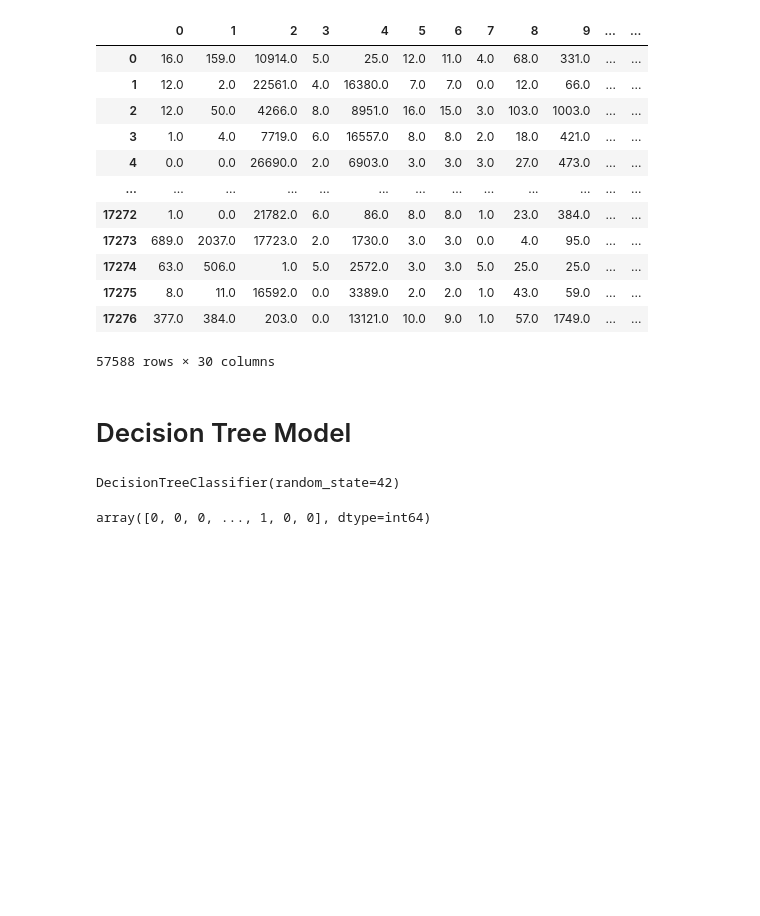
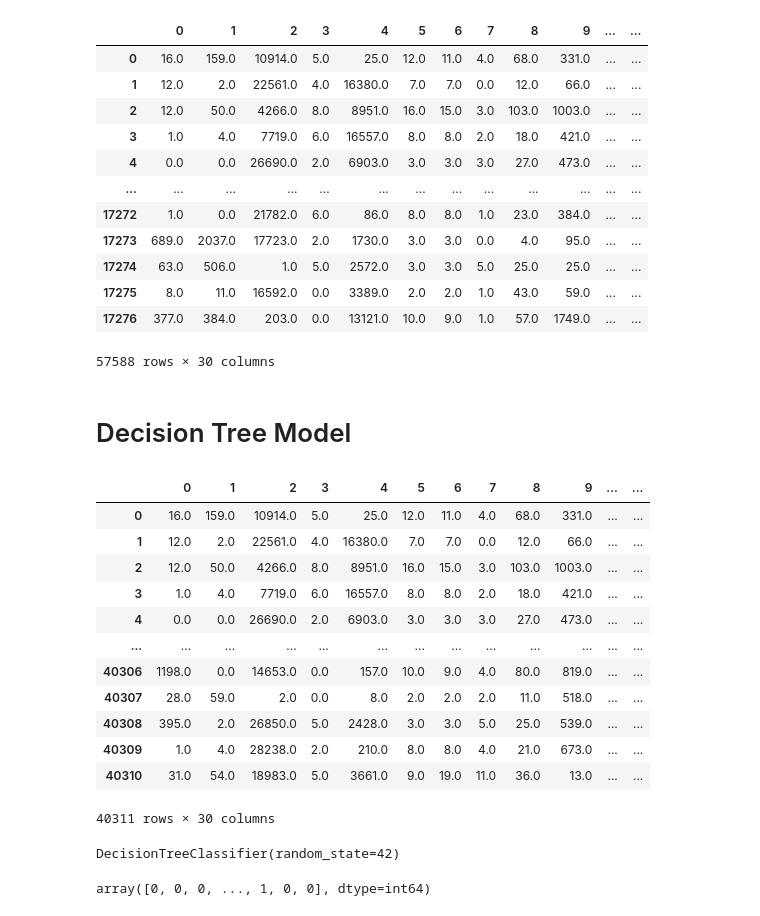
Before and after one commit to BobbyGerberick/Tanzanian_Water_Wells, a Jupyter notebook: Dev_Notebooks/Bobby.ipynb, the cells around one changed output. Cells and saved outputs as stored; diff of their text form; code cells hidden in the pictures; blank space fills up the shorter version.

```diff
--- a/Dev_Notebooks/Bobby.ipynb
+++ b/Dev_Notebooks/Bobby.ipynb
@@ -173,6 +198,22 @@ X_imputed
 57588 rows × 30 columns
 # %% [markdown]
 # Decision Tree Model
+# %%
+X_train_imputed
+# %% [output]
+|  | 0 | 1 | 2 | 3 | 4 | 5 | 6 | 7 | 8 | 9 | ... | ... |
+| 0 | 16.0 | 159.0 | 10914.0 | 5.0 | 25.0 | 12.0 | 11.0 | 4.0 | 68.0 | 331.0 | ... | ... |
+| 1 | 12.0 | 2.0 | 22561.0 | 4.0 | 16380.0 | 7.0 | 7.0 | 0.0 | 12.0 | 66.0 | ... | ... |
+| 2 | 12.0 | 50.0 | 4266.0 | 8.0 | 8951.0 | 16.0 | 15.0 | 3.0 | 103.0 | 1003.0 | ... | ... |
+| 3 | 1.0 | 4.0 | 7719.0 | 6.0 | 16557.0 | 8.0 | 8.0 | 2.0 | 18.0 | 421.0 | ... | ... |
+| 4 | 0.0 | 0.0 | 26690.0 | 2.0 | 6903.0 | 3.0 | 3.0 | 3.0 | 27.0 | 473.0 | ... | ... |
+| ... | ... | ... | ... | ... | ... | ... | ... | ... | ... | ... | ... | ... |
+| 40306 | 1198.0 | 0.0 | 14653.0 | 0.0 | 157.0 | 10.0 | 9.0 | 4.0 | 80.0 | 819.0 | ... | ... |
+| 40307 | 28.0 | 59.0 | 2.0 | 0.0 | 8.0 | 2.0 | 2.0 | 2.0 | 11.0 | 518.0 | ... | ... |
+| 40308 | 395.0 | 2.0 | 26850.0 | 5.0 | 2428.0 | 3.0 | 3.0 | 5.0 | 25.0 | 539.0 | ... | ... |
+| 40309 | 1.0 | 4.0 | 28238.0 | 2.0 | 210.0 | 8.0 | 8.0 | 4.0 | 21.0 | 673.0 | ... | ... |
+| 40310 | 31.0 | 54.0 | 18983.0 | 5.0 | 3661.0 | 9.0 | 19.0 | 11.0 | 36.0 | 13.0 | ... | ... |
+40311 rows × 30 columns
 # %%
 tree = DecisionTreeClassifier(random_state=42)
 tree.fit(X_train_imputed, y_train)
```
Also changed, not shown: parts of 29 cells of this notebook.
